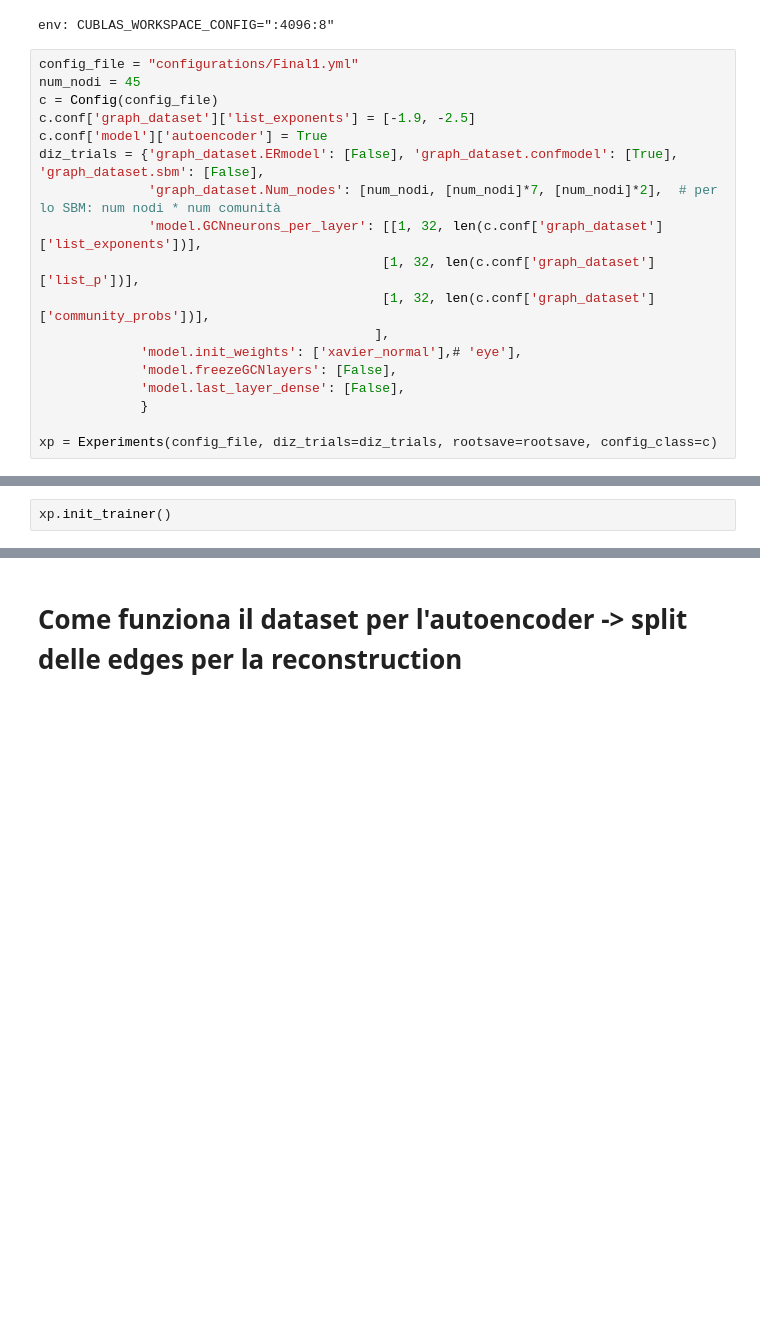
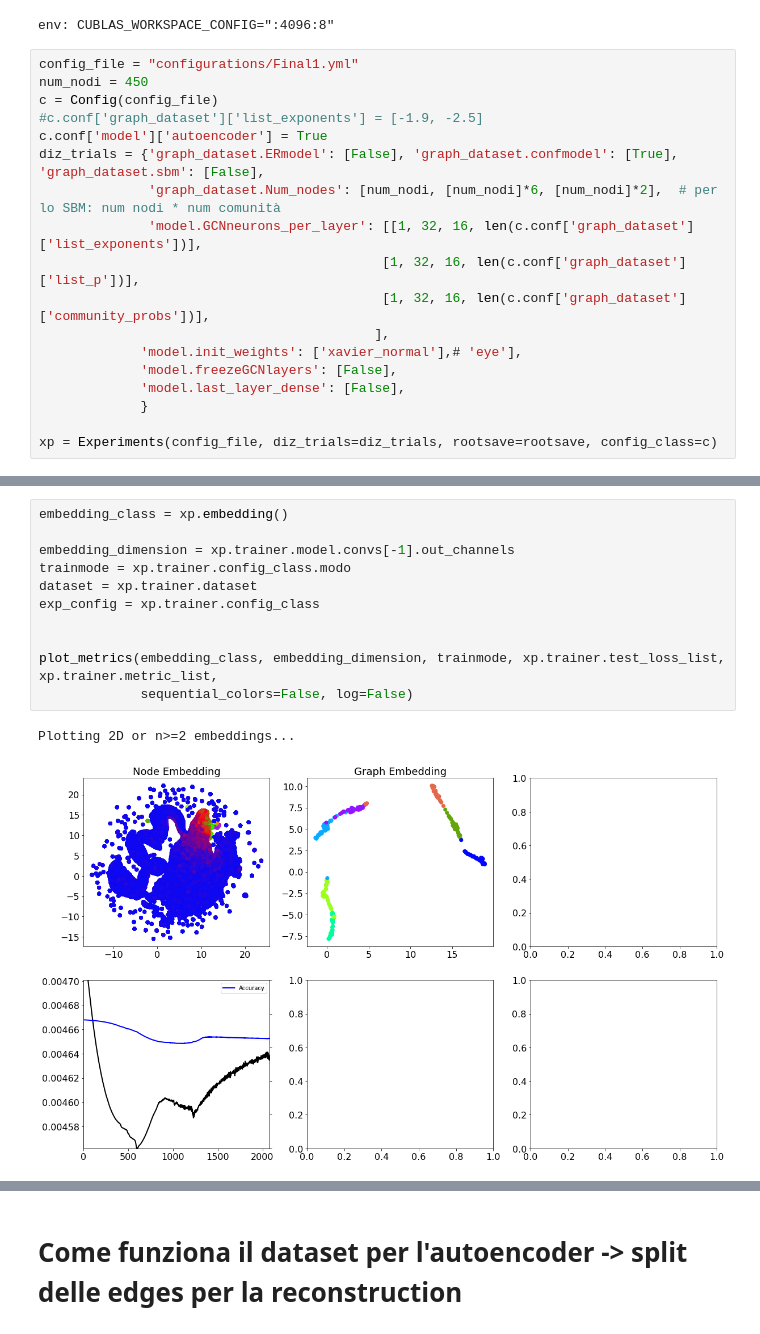
Before and after one commit to dandarm/Embednet, a Jupyter notebook: Autoencoder.ipynb, the cells around one changed output, grey strips where cells are left out. Drawn from its saved outputs; the diff is of its cells as text; blank space fills up the shorter version.

```diff
--- a/Autoencoder.ipynb
+++ b/Autoencoder.ipynb
@@ -83,15 +83,15 @@ def run_grid_w_gif(xp):
 env: CUBLAS_WORKSPACE_CONFIG=":4096:8"
 # %%
 config_file = "configurations/Final1.yml"
-num_nodi = 45
+num_nodi = 450
 c = Config(config_file)
-c.conf['graph_dataset']['list_exponents'] = [-1.9, -2.5]
+#c.conf['graph_dataset']['list_exponents'] = [-1.9, -2.5]
 c.conf['model']['autoencoder'] = True
 diz_trials = {'graph_dataset.ERmodel': [False], 'graph_dataset.confmodel': [True], 'graph_dataset.sbm': [False],
-              'graph_dataset.Num_nodes': [num_nodi, [num_nodi]*7, [num_nodi]*2],  # per lo SBM: num nodi * num comunità
-              'model.GCNneurons_per_layer': [[1, 32, len(c.conf['graph_dataset']['list_exponents'])],
-                                            [1, 32, len(c.conf['graph_dataset']['list_p'])],
-                                            [1, 32, len(c.conf['graph_dataset']['community_probs'])],
+              'graph_dataset.Num_nodes': [num_nodi, [num_nodi]*6, [num_nodi]*2],  # per lo SBM: num nodi * num comunità
+              'model.GCNneurons_per_layer': [[1, 32, 16, len(c.conf['graph_dataset']['list_exponents'])],
+                                            [1, 32, 16, len(c.conf['graph_dataset']['list_p'])],
+                                            [1, 32, 16, len(c.conf['graph_dataset']['community_probs'])],
                                            ],
              'model.init_weights': ['xavier_normal'],# 'eye'],
              'model.freezeGCNlayers': [False],
@@ -114,2 +111,14 @@ ValueError: too many values to unpack (expected 2)
-# %%
-xp.init_trainer()
+# %%
+embedding_class = xp.embedding()
+
+embedding_dimension = xp.trainer.model.convs[-1].out_channels
+trainmode = xp.trainer.config_class.modo
+dataset = xp.trainer.dataset
+exp_config = xp.trainer.config_class
+
+
+plot_metrics(embedding_class, embedding_dimension, trainmode, xp.trainer.test_loss_list, xp.trainer.metric_list,
+             sequential_colors=False, log=False)
+# %% [output]
+Plotting 2D or n>=2 embeddings...
+[figure, added]
```
Also changed, not shown: parts of 11 cells of this notebook, 7 other files.
